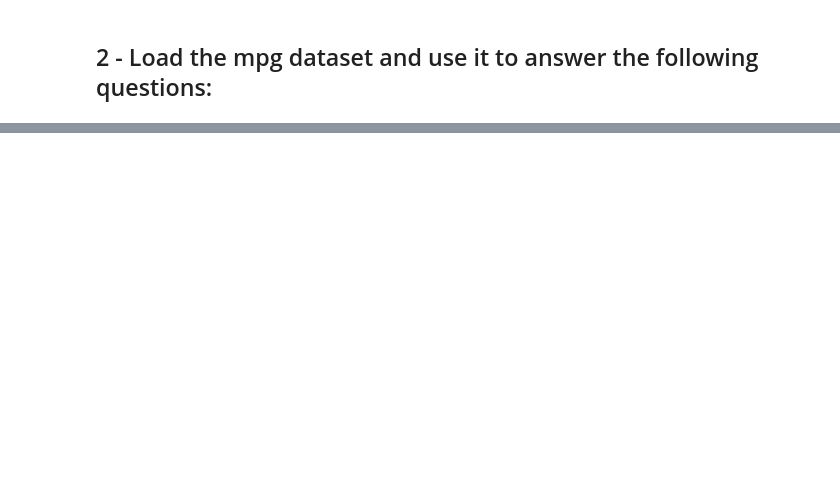
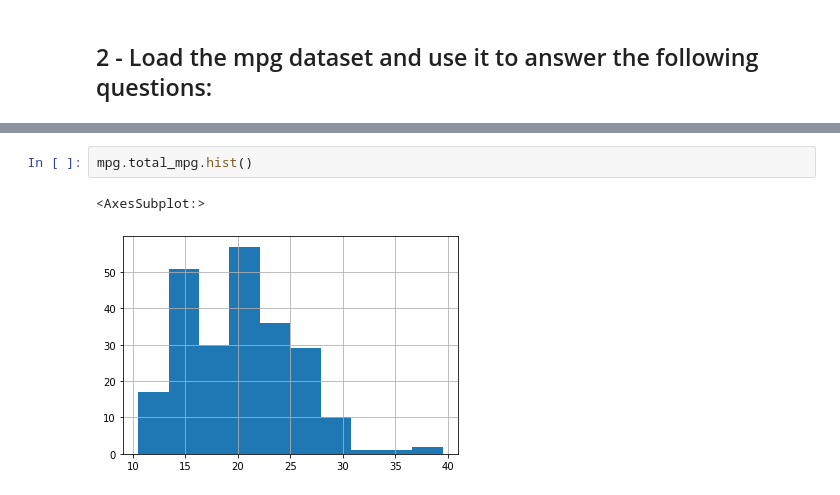
Before and after one commit to bradgauvin/statistics-exercises, a Jupyter notebook: hypothesis_testing.ipynb, the cells around one changed output, grey strips where cells are left out. Drawn from its saved outputs; the diff is of its cells as text; blank space fills up the shorter version.

```diff
--- a/hypothesis_testing.ipynb
+++ b/hypothesis_testing.ipynb
@@ -71,0 +118,5 @@ NameError: name 'data' is not defined
+# %%
+mpg.total_mpg.hist()
+# %% [output]
+<AxesSubplot:>
+[figure, added]
```
Also changed, not shown: parts of 38 cells of this notebook.
